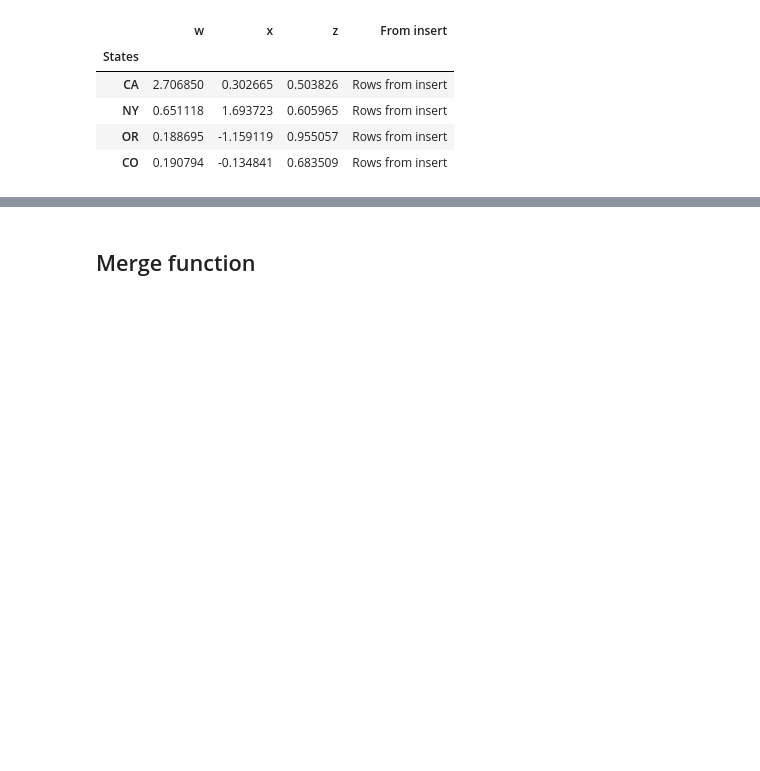
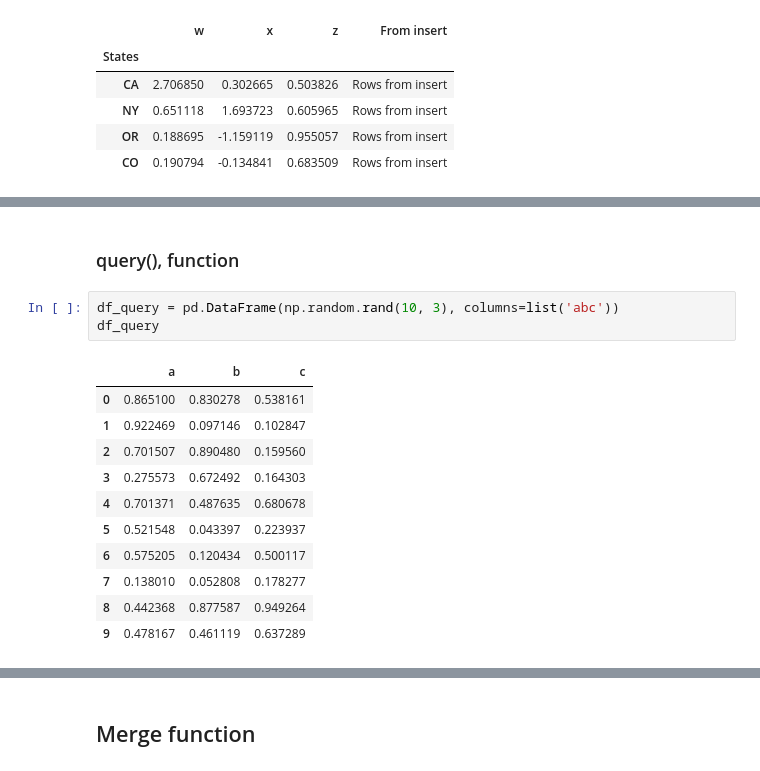
Before and after one commit to FerBOnzero/python-notebooks, a Jupyter notebook: 03-Python-for-Data-Analysis-Pandas/03-DataFrames.ipynb, the cells around one changed output, grey strips where cells are left out. Saved outputs shown, nothing was run; the diff lists cells and outputs as text; blank space fills up the shorter version.

```diff
--- a/03-Python-for-Data-Analysis-Pandas/03-DataFrames.ipynb
+++ b/03-Python-for-Data-Analysis-Pandas/03-DataFrames.ipynb
@@ -677,0 +733,17 @@ df[df['w']>0]
+# %% [markdown]
+### query(), function
+# %%
+df_query = pd.DataFrame(np.random.rand(10, 3), columns=list('abc'))
+df_query
+# %% [output]
+|  | a | b | c |
+| 0 | 0.865100 | 0.830278 | 0.538161 |
+| 1 | 0.922469 | 0.097146 | 0.102847 |
+| 2 | 0.701507 | 0.890480 | 0.159560 |
+| 3 | 0.275573 | 0.672492 | 0.164303 |
+| 4 | 0.701371 | 0.487635 | 0.680678 |
+| 5 | 0.521548 | 0.043397 | 0.223937 |
+| 6 | 0.575205 | 0.120434 | 0.500117 |
+| 7 | 0.138010 | 0.052808 | 0.178277 |
+| 8 | 0.442368 | 0.877587 | 0.949264 |
+| 9 | 0.478167 | 0.461119 | 0.637289 |
```
Also changed, not shown: parts of 23 cells of this notebook, 2 other files.
